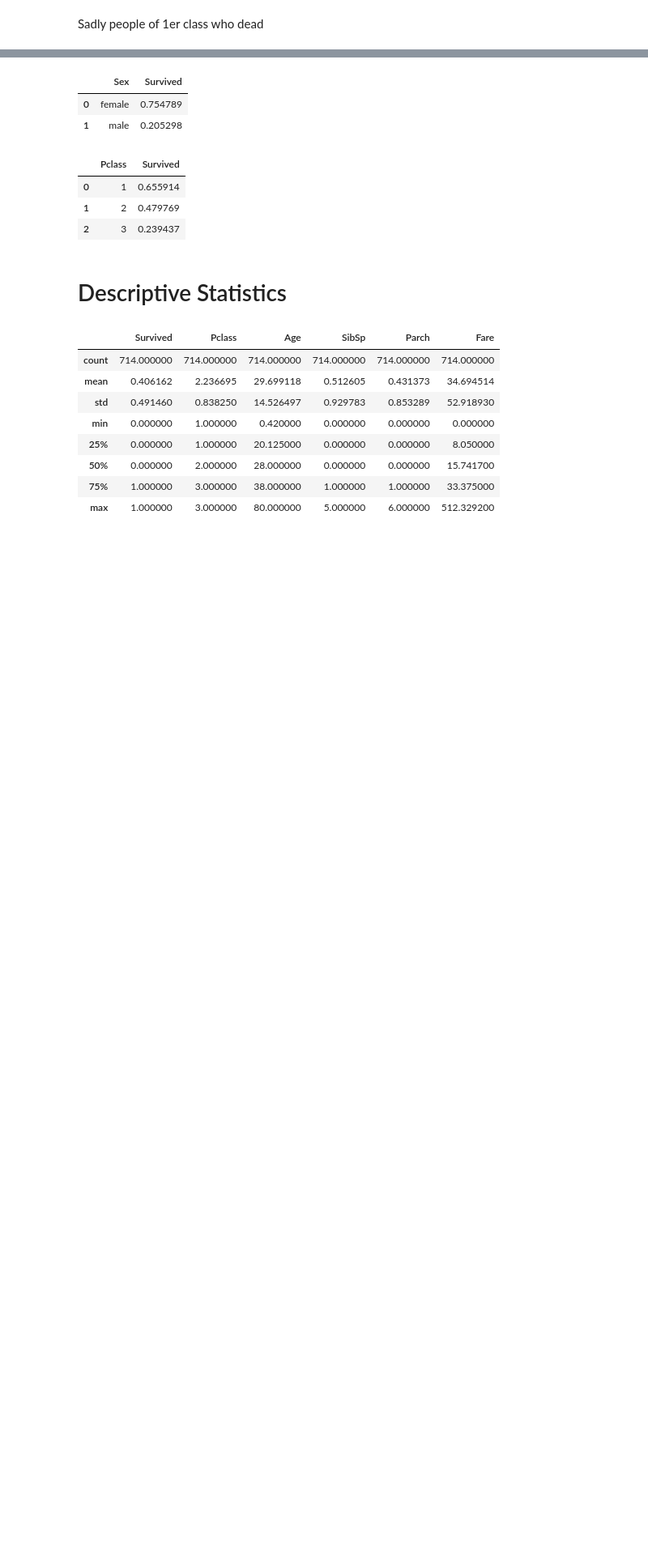
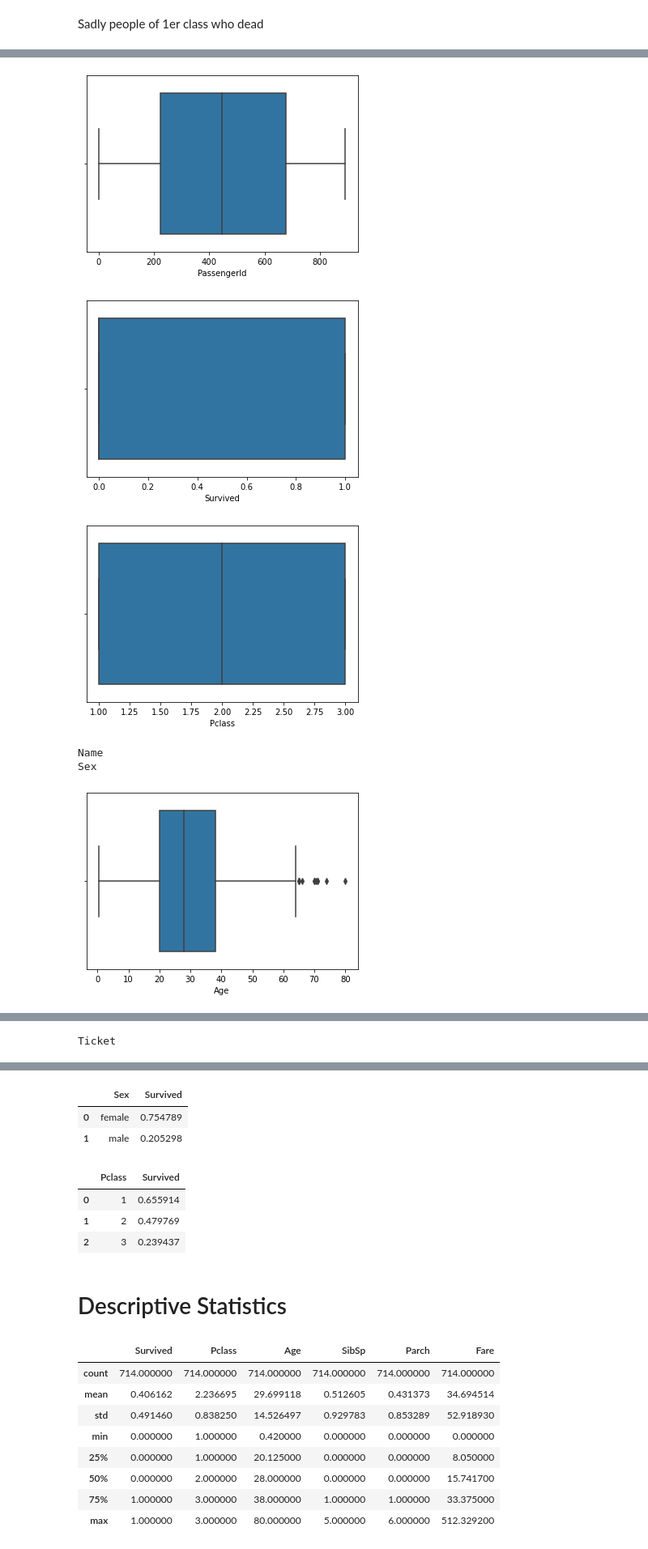
Before and after one commit to AchrafBella/Machine-Learning-Titanic-Disaster, a Jupyter notebook: Titanic challenge.ipynb, the cells around one changed output, grey strips where cells are left out. Shown: that part at 81% size. Saved outputs shown, nothing was run; the diff lists cells and outputs as text; code cells hidden in the pictures; blank space fills up the shorter version.

```diff
--- a/Titanic challenge.ipynb
+++ b/Titanic challenge.ipynb
@@ -140,0 +120,14 @@ Text(0.5, 1.0, 'Age group vs Class')
+# %%
+for elm in train:
+    try:
+        sns.boxplot(x = train[elm])
+    except:
+        print(elm)
+    plt.show()
+# %% [output]
+[figure, added]
+[figure, added]
+[figure, added]
+Name
+Sex
+[figure, added]
@@ -140,0 +136 @@ Text(0.5, 1.0, 'Age group vs Class')
+Ticket
```
Also changed, not shown: parts of 37 cells of this notebook.
